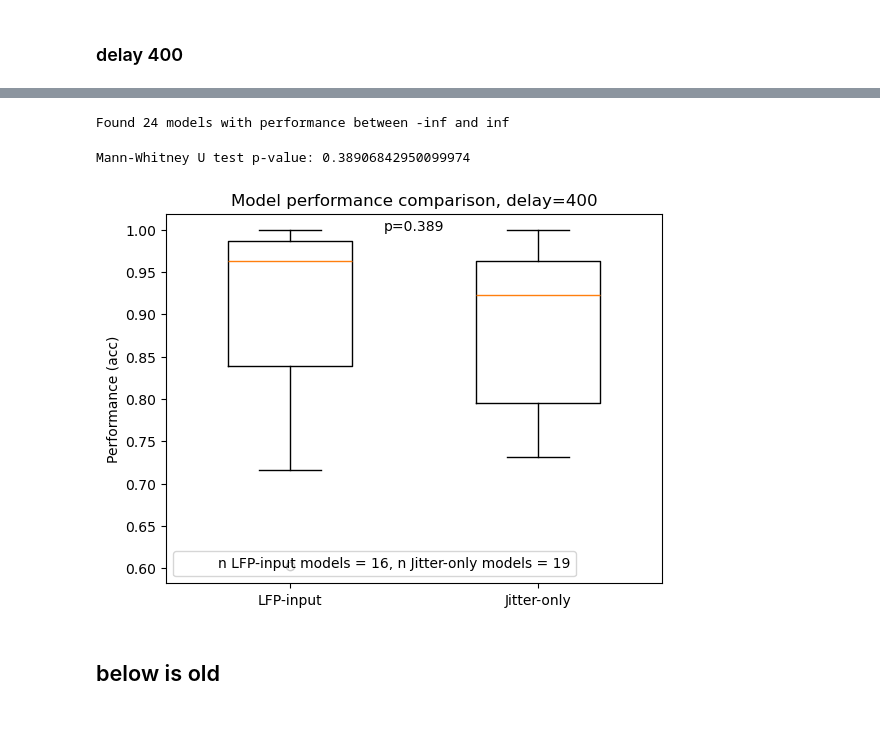
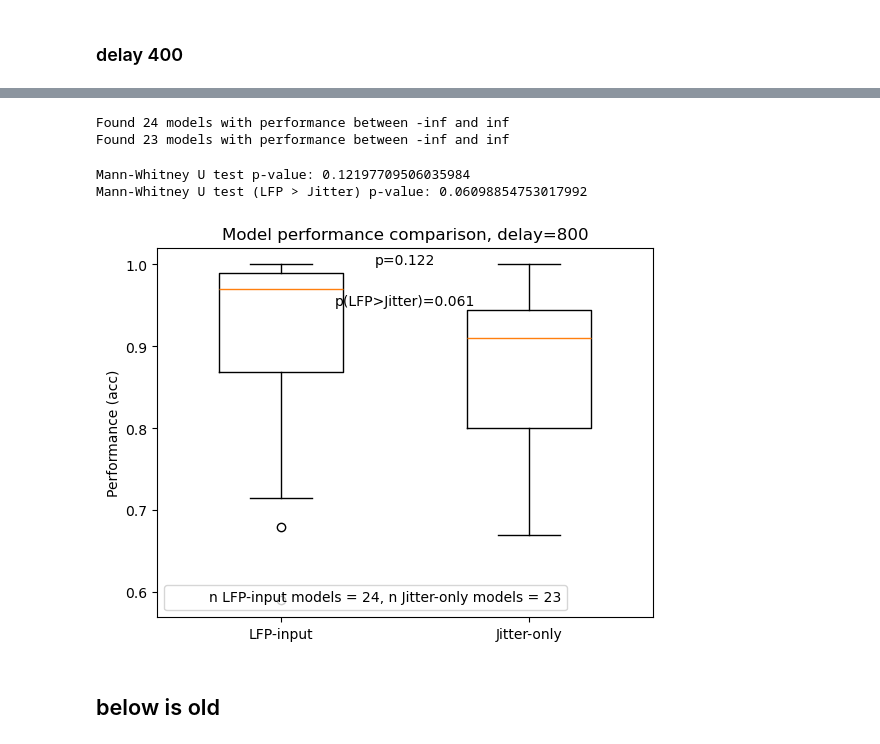
Before and after one commit to renee-tung/spikeRNN, a Jupyter notebook: analysis/0_behavior/1_model_performance/compare_lfp_vanilla_d800_v1.ipynb, the cells around one changed output, grey strips where cells are left out. Drawn from its saved outputs; the diff is of its cells as text; code cells hidden in the pictures.

```diff
--- a/analysis/0_behavior/1_model_performance/compare_lfp_vanilla_d800_v1.ipynb
+++ b/analysis/0_behavior/1_model_performance/compare_lfp_vanilla_d800_v1.ipynb
@@ -121,32 +118,37 @@ theta4_models, theta4_perfs = ld.get_models_by_perf(low_cutoff=-np.inf, high_cut
                                               condn_phrase=condn_phrase, condn_num=condn_num,
                                               model_list = theta4_dirs,
                                               all_models_dir = all_lfp_models_dir)
-# jitter_models, jitter_perfs = ld.get_models_by_perf(low_cutoff=-np.inf, high_cutoff=np.inf,
-#                                               condn_phrase=condn_phrase, condn_num=condn_num,
-#                                                 model_list = jitter_dirs,
-#                                               all_models_dir = all_jitter_models_dir)
+jitter_models, jitter_perfs = ld.get_models_by_perf(low_cutoff=-np.inf, high_cutoff=np.inf,
+                                              condn_phrase=condn_phrase, condn_num=condn_num,
+                                                model_list = jitter_dirs,
+                                              all_models_dir = all_jitter_models_dir)
 # %% [output]
 Found 24 models with performance between -inf and inf
+Found 23 models with performance between -inf and inf
 # %%
 # boxplots comparing performance of LFP-input vs jitter-only models
 data = [theta4_perfs, jitter_perfs]
 fig, ax = plt.subplots()
 ax.boxplot(data, widths=0.5)
 ax.set_xticklabels(['LFP-input', 'Jitter-only'])
 ax.set_ylabel('Performance (acc)')
 ax.set_title('Model performance comparison, delay={}'.format(delay))
 
 from scipy.stats import mannwhitneyu
 stat, p = mannwhitneyu(theta4_perfs, jitter_perfs)
 print('Mann-Whitney U test p-value: {}'.format(p))
 plt.text(1.5, max(max(theta4_perfs), max(jitter_perfs)), 'p={:.3f}'.format(p), ha='center')
+stat, p = mannwhitneyu(theta4_perfs, jitter_perfs, alternative='greater')
+print('Mann-Whitney U test (LFP > Jitter) p-value: {}'.format(p))
+plt.text(1.5, max(max(theta4_perfs), max(jitter_perfs))-0.05, 'p(LFP>Jitter)={:.3f}'.format(p), ha='center')
 
 plt.legend([patches.Patch(color='white')], ['n LFP-input models = {}, n Jitter-only models = {}'.format(len(theta4_perfs), len(jitter_perfs))])
 
 plt.show()
 # %% [output]
-Mann-Whitney U test p-value: 0.38906842950099974
+Mann-Whitney U test p-value: 0.12197709506035984
+Mann-Whitney U test (LFP > Jitter) p-value: 0.06098854753017992
-[figure, old version]
+[figure, new version]
 # %% [markdown]
 ## below is old
 # %%
```
Also changed, not shown: parts of 4 cells of this notebook, 3 other files.
